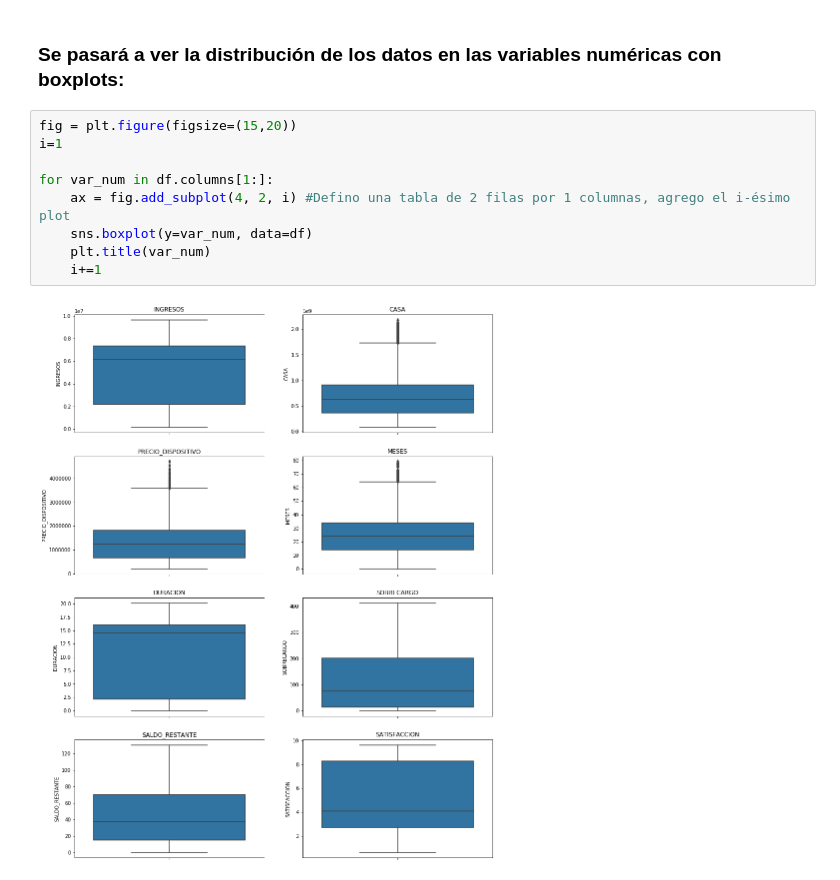
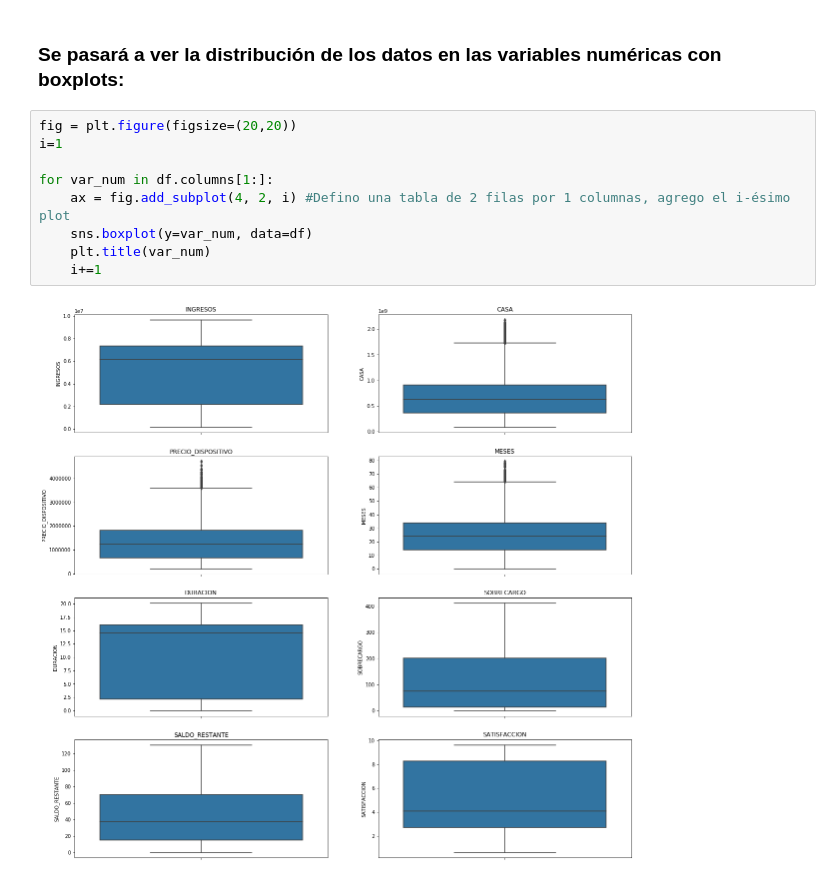
Before and after one commit to nerzhul250/DataAnalyticsProject, a Jupyter notebook: proyectoAnalitica.ipynb, the cells around one changed output. Saved outputs shown, nothing was run; the diff lists cells and outputs as text.

```diff
--- a/proyectoAnalitica.ipynb
+++ b/proyectoAnalitica.ipynb
@@ -72,13 +72,13 @@ Además, ningún valor númerico es menor a 0, por lo que desde este punto de vi
 # %% [markdown]
 ### Se pasará a ver la distribución de los datos en las variables numéricas con boxplots:
 # %%
-fig = plt.figure(figsize=(15,20))
+fig = plt.figure(figsize=(20,20))
 i=1
 
 for var_num in df.columns[1:]:
     ax = fig.add_subplot(4, 2, i) #Defino una tabla de 2 filas por 1 columnas, agrego el i-ésimo plot
     sns.boxplot(y=var_num, data=df)
     plt.title(var_num)
     i+=1
 # %% [output]
-[figure, old version]
+[figure, new version]
```
Also changed, not shown: 1 other file.
